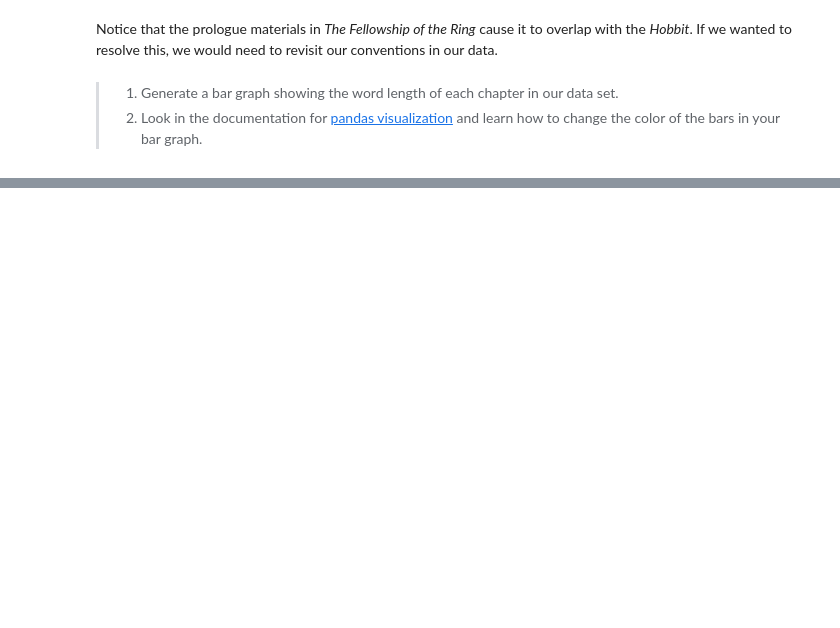
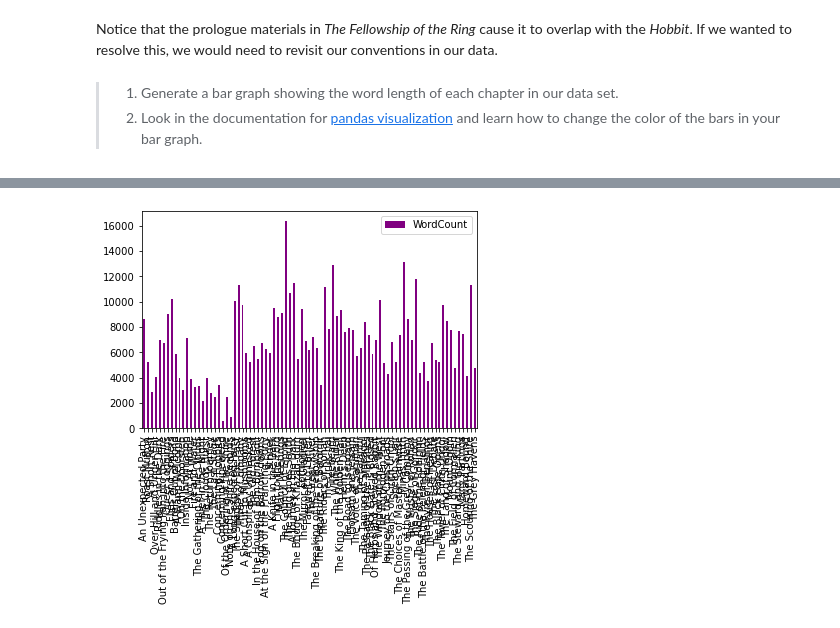
Before and after one commit to hcheever/ds_1300_notebooks, a Jupyter notebook: work/01_assignment-Copy1.ipynb, the cells around one changed output, grey strips where cells are left out. Drawn from its saved outputs; the diff is of its cells as text; code cells hidden in the pictures; blank space fills up the shorter version.

```diff
--- a/work/01_assignment-Copy1.ipynb
+++ b/work/01_assignment-Copy1.ipynb
@@ -596,0 +727,5 @@ plt.pyplot.legend()
+# %%
+plot = data[['WordCount', 'ChapterName']].plot(kind='bar', color='purple')
+plot.set_xticklabels(data['ChapterName']);
+# %% [output]
+[figure, added]
```
Also changed, not shown: parts of 28 cells of this notebook.
